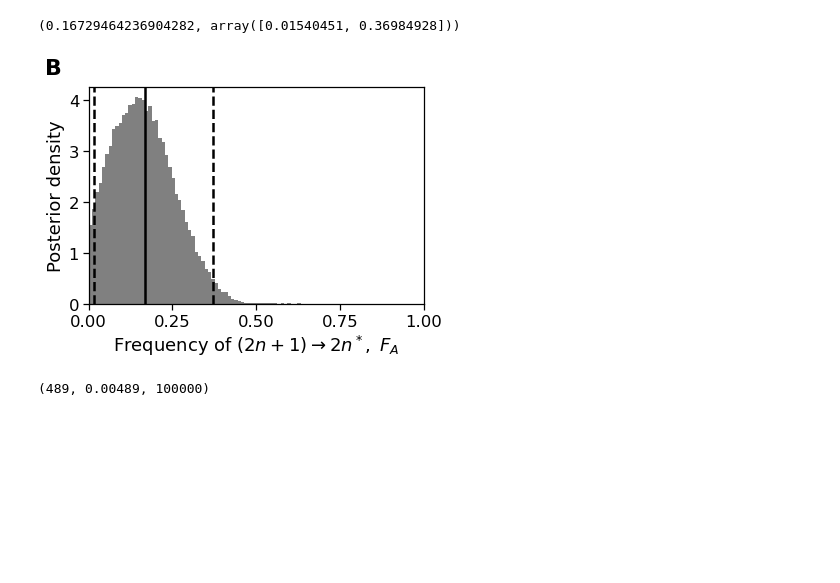
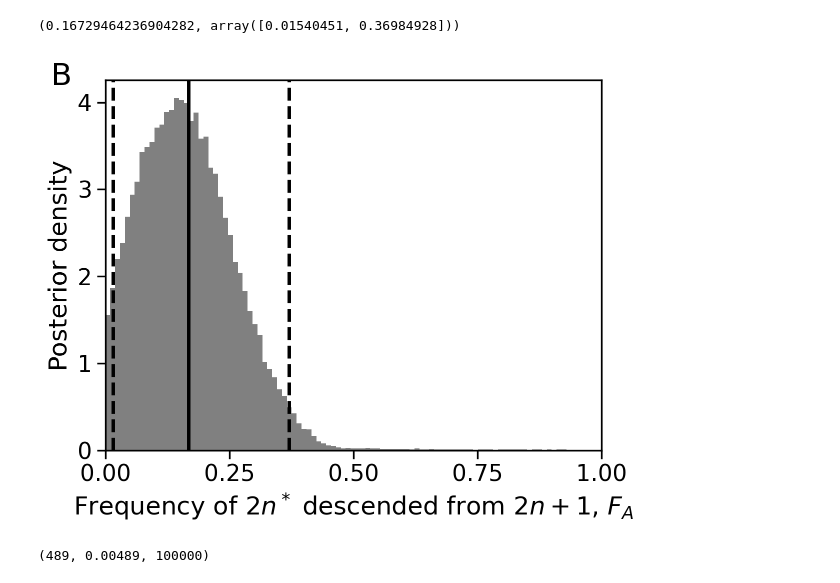
Before and after one commit to yoavram-lab/Heatrisomy, a Jupyter notebook: src/notebooks/posterior simulations.ipynb, the cells around one changed output. Drawn from its saved outputs; the diff is of its cells as text; code cells hidden in the pictures; blank space fills up the shorter version.

Commit message:
reorgannzied posterior predictions data and figures reproduction

```diff
--- a/src/notebooks/posterior simulations.ipynb
+++ b/src/notebooks/posterior simulations.ipynb
@@ -8,3 +8,10 @@ import sys
 sys.path.insert(0, '../models')
 from singlelocusmodelextended import SingleLocusModelExt
 modelext = SingleLocusModelExt(k=1)
+
+panel_label_kw = dict(size=22)#, weight='bold')
+star_kw = dict(marker='*', c='w', s=60)
+blue,yellow,green,red,pink,brown,pink2,grey,yellow2,blue2 = sns.color_palette("colorblind", 10)
+sns.color_palette("colorblind", 10)
+
+sns.set_context("notebook", font_scale=1.5, rc={"lines.linewidth": 2.5})
@@ -13,3 +18,3 @@ sns.set_context("notebook", font_scale=1.5, rc={"lines.linewidth": 2.5})
 # %%
-post_sam=np.load('../../data/posterior_samples.npz', allow_pickle=True)['arr_0']
-F_A=np.load('../../data/F_A-data.npz', allow_pickle=True)['arr_0']
+post_sam = np.load('../../results/posterior_predictions/posterior_samples.npz', allow_pickle=True)['arr_0']
+F_A = np.load('../../results/posterior_predictions/F_A-data.npz', allow_pickle=True)['arr_0']
@@ -23,18 +25,21 @@ mean_FA, perc_FA
 # %% [output]
 (0.16729464236904282, array([0.01540451, 0.36984928]))
 # %%
-plt.hist(F_A, 100, density=True,color='grey')
-plt.xlabel(r'Frequency of $(2n+1)\rightarrow  2n^*,\ F_A$')
-plt.ylabel('Posterior density')
-plt.axvline(x=mean_FA,color='k')
-plt.axvline(x=perc_FA[0],color='k',ls='--')
-plt.axvline(x=perc_FA[1],color='k',ls='--')
-plt.xlim([0,1])
-plt.text(-.13, 4.5, 'B',  size=22, weight='bold')
-plt.xticks([0, 0.25, 0.5, 0.75, 1]);
-plt.savefig('../../figures/histo_100000.pdf');
+fig, ax = plt.subplots()
+ax.hist(F_A, 100, density=True,color='grey')
+ax.axvline(x=mean_FA,color='k')
+ax.axvline(x=perc_FA[0],color='k',ls='--')
+ax.axvline(x=perc_FA[1],color='k',ls='--')
+ax.set_xlim([0,1])
+panel_label = ax.text(-.11, 4.2, 'B',  **panel_label_kw)
+ax.set_xticks([0, 0.25, 0.5, 0.75, 1])
+xlabel = ax.set_xlabel(r'Frequency of $2n^*$ descended from $2n+1$, $F_A$')
+ax.set_ylabel('Posterior density')
+
+bbox = dict(bbox_inches='tight', bbox_extra_artists=[xlabel, panel_label])
+fig.savefig('../../figures/F_A_posterior.pdf', **bbox);
 # %% [output]
-[figure, old version]
+[figure, new version]
 # %%
 aneu_dom = F_A>.5
 sum(aneu_dom), sum(aneu_dom)/len(F_A), len(F_A) #absolute number of cases where F_A is greater than 0.5, its fraction of the whole
```
Also changed, not shown: parts of 12 cells of this notebook, 6 other files.
